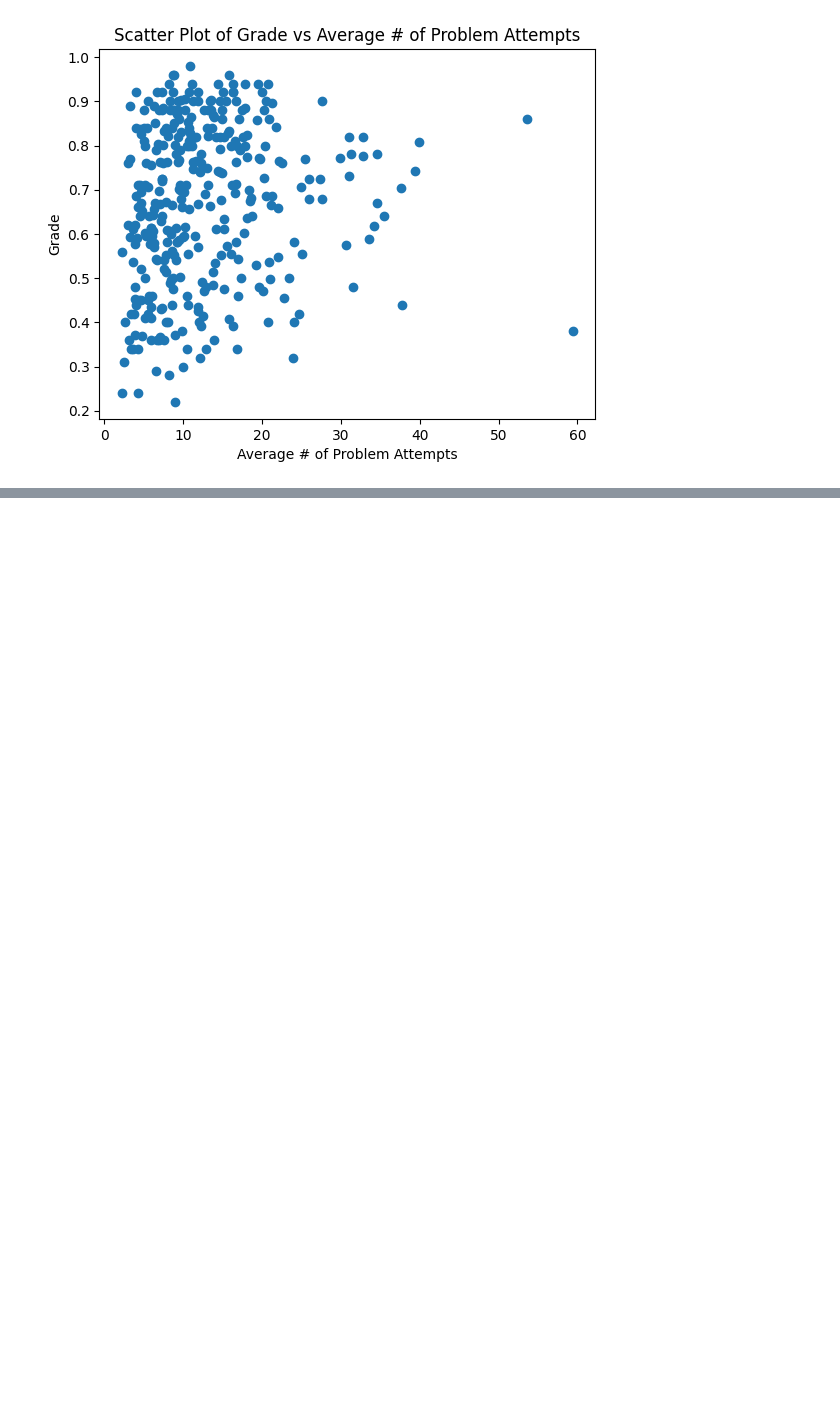
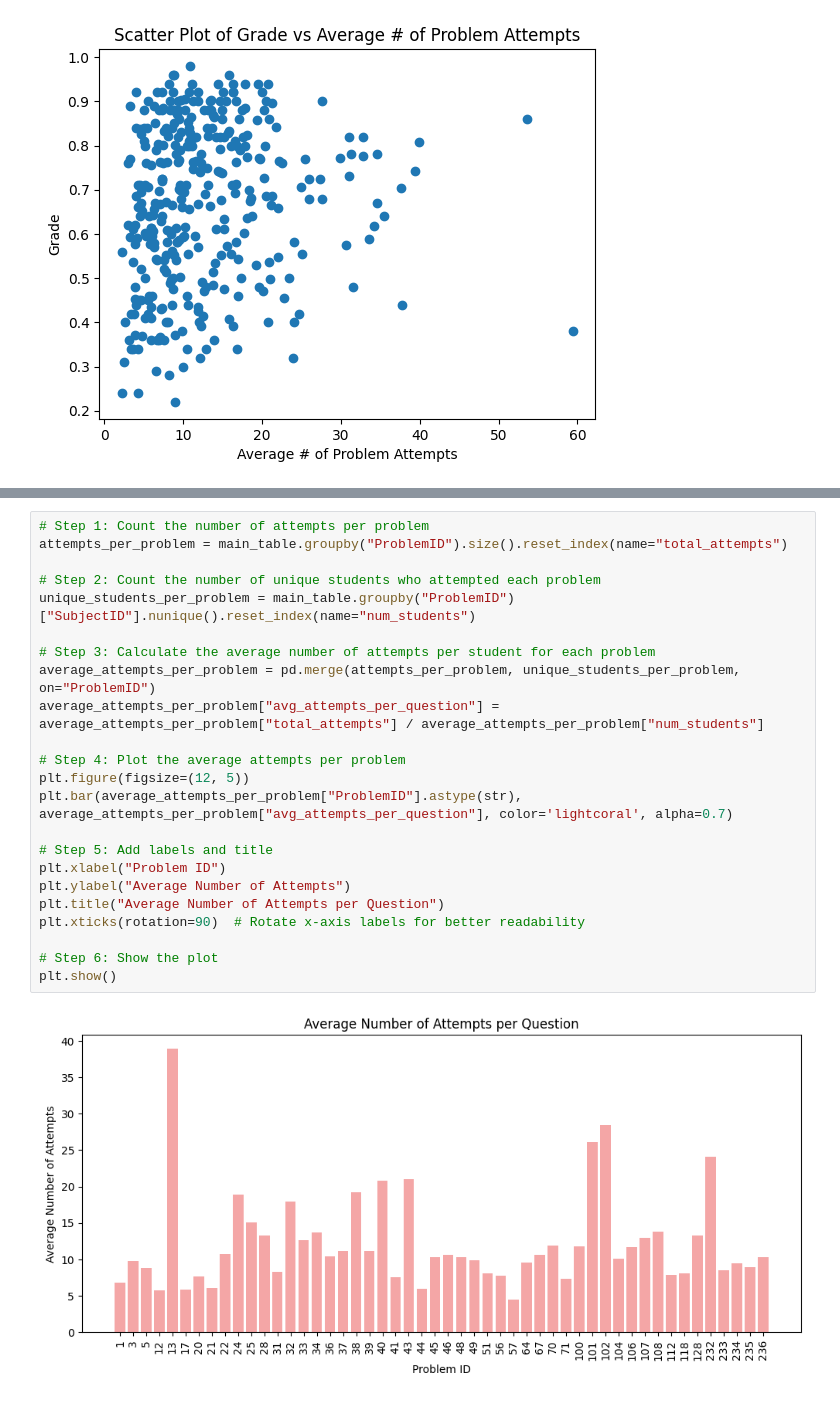
Before and after one commit to Khallina/EduData, a Jupyter notebook: eda.ipynb, the cells around one changed output, grey strips where cells are left out. Saved outputs shown, nothing was run; the diff lists cells and outputs as text; blank space fills up the shorter version.

```diff
--- a/eda.ipynb
+++ b/eda.ipynb
@@ -50,0 +89,25 @@ plt.show()
+# %%
+# Step 1: Count the number of attempts per problem
+attempts_per_problem = main_table.groupby("ProblemID").size().reset_index(name="total_attempts")
+
+# Step 2: Count the number of unique students who attempted each problem
+unique_students_per_problem = main_table.groupby("ProblemID")["SubjectID"].nunique().reset_index(name="num_students")
+
+# Step 3: Calculate the average number of attempts per student for each problem
+average_attempts_per_problem = pd.merge(attempts_per_problem, unique_students_per_problem, on="ProblemID")
+average_attempts_per_problem["avg_attempts_per_question"] = average_attempts_per_problem["total_attempts"] / average_attempts_per_problem["num_students"]
+
+# Step 4: Plot the average attempts per problem
+plt.figure(figsize=(12, 5))
+plt.bar(average_attempts_per_problem["ProblemID"].astype(str), average_attempts_per_problem["avg_attempts_per_question"], color='lightcoral', alpha=0.7)
+
+# Step 5: Add labels and title
+plt.xlabel("Problem ID")
+plt.ylabel("Average Number of Attempts")
+plt.title("Average Number of Attempts per Question")
+plt.xticks(rotation=90)  # Rotate x-axis labels for better readability
+
+# Step 6: Show the plot
+plt.show()
+# %% [output]
+[figure, added]
```
Also changed, not shown: parts of 8 cells of this notebook.
